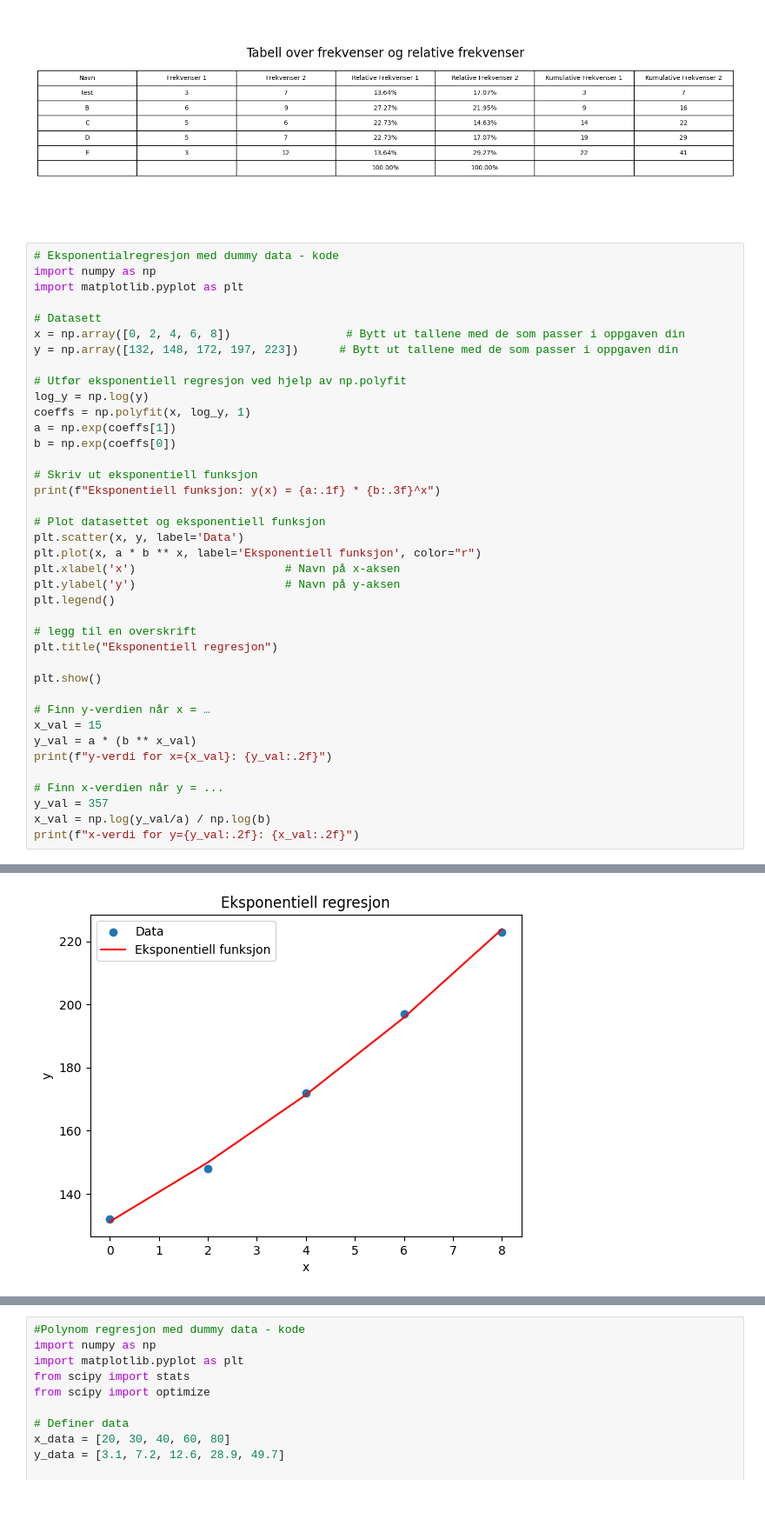
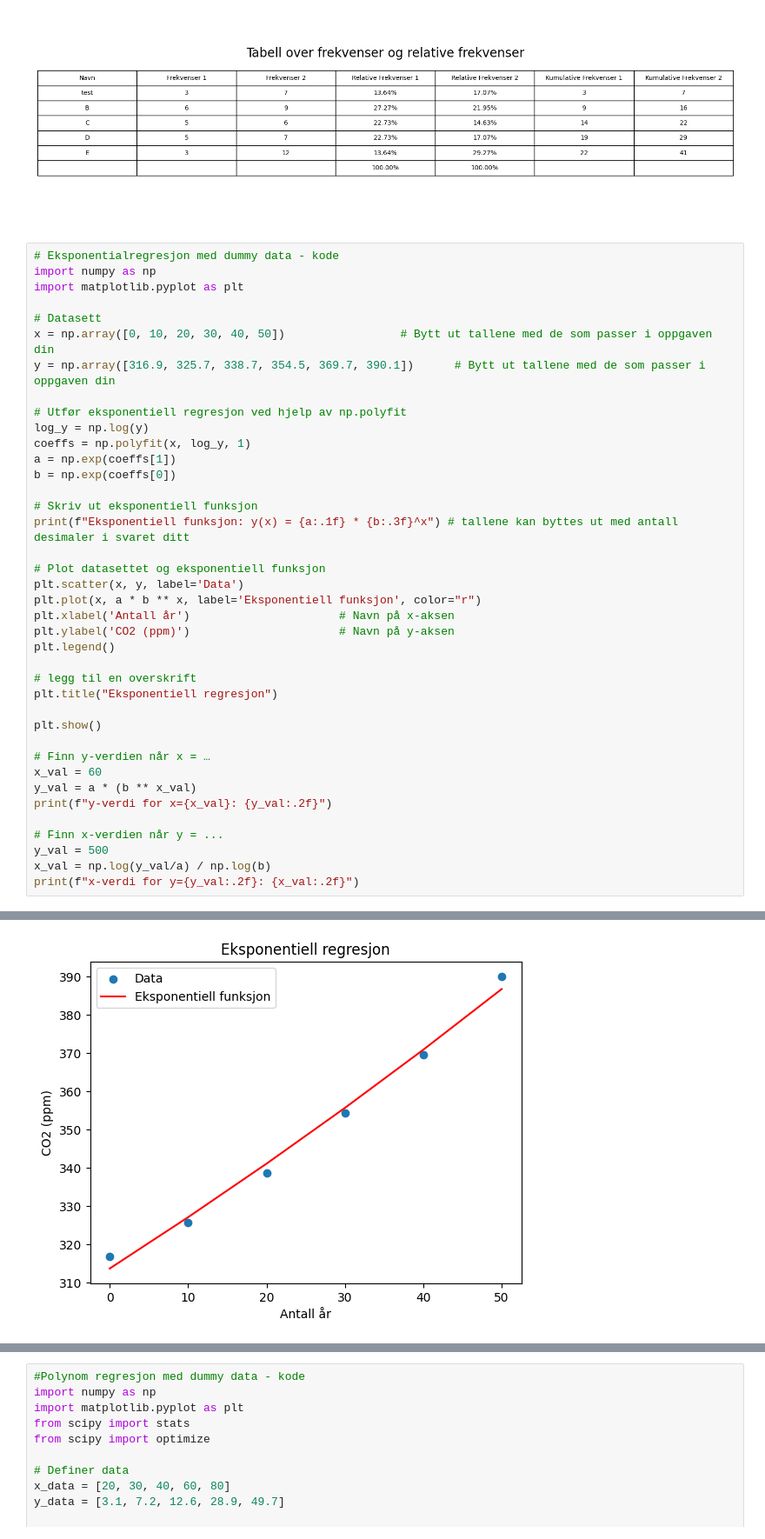
Before and after one commit to hanska91/Matematikk-2P-Y, a Jupyter notebook: Matematikkboka 2P-Y + Litt annet.ipynb, the cells around one changed output, grey strips where cells are left out. Shown at 87% size. Saved outputs shown, nothing was run; the diff lists cells and outputs as text; blank space fills up the shorter version.

```diff
--- a/Matematikkboka 2P-Y + Litt annet.ipynb
+++ b/Matematikkboka 2P-Y + Litt annet.ipynb
@@ -2750,8 +2757,8 @@ import numpy as np
 import matplotlib.pyplot as plt
 
 # Datasett
-x = np.array([0, 2, 4, 6, 8])                 # Bytt ut tallene med de som passer i oppgaven din
-y = np.array([132, 148, 172, 197, 223])      # Bytt ut tallene med de som passer i oppgaven din
+x = np.array([0, 10, 20, 30, 40, 50])                 # Bytt ut tallene med de som passer i oppgaven din
+y = np.array([316.9, 325.7, 338.7, 354.5, 369.7, 390.1])      # Bytt ut tallene med de som passer i oppgaven din
 
 # Utfør eksponentiell regresjon ved hjelp av np.polyfit
 log_y = np.log(y)
@@ -2760,13 +2767,13 @@ a = np.exp(coeffs[1])
 b = np.exp(coeffs[0])
 
 # Skriv ut eksponentiell funksjon
-print(f"Eksponentiell funksjon: y(x) = {a:.1f} * {b:.3f}^x")
+print(f"Eksponentiell funksjon: y(x) = {a:.1f} * {b:.3f}^x") # tallene kan byttes ut med antall desimaler i svaret ditt
 
 # Plot datasettet og eksponentiell funksjon
 plt.scatter(x, y, label='Data')
 plt.plot(x, a * b ** x, label='Eksponentiell funksjon', color="r")
-plt.xlabel('x')                      # Navn på x-aksen
-plt.ylabel('y')                      # Navn på y-aksen
+plt.xlabel('Antall år')                      # Navn på x-aksen
+plt.ylabel('CO2 (ppm)')                      # Navn på y-aksen
 plt.legend()
 
 # legg til en overskrift
@@ -2775,12 +2782,12 @@ plt.title("Eksponentiell regresjon")
 plt.show()
 
 # Finn y-verdien når x = …
-x_val = 15
+x_val = 60
 y_val = a * (b ** x_val)
 print(f"y-verdi for x={x_val}: {y_val:.2f}")
 
 # Finn x-verdien når y = ...
-y_val = 357
+y_val = 500
 x_val = np.log(y_val/a) / np.log(b)
 print(f"x-verdi for y={y_val:.2f}: {x_val:.2f}")
 # %% [output]
@@ -2788 +2795 @@ Eksponentiell funksjon: y(x) = 131.2 * 1.069^x
-[figure, old version]
+[figure, new version]
```
Also changed, not shown: parts of 14 cells of this notebook.
